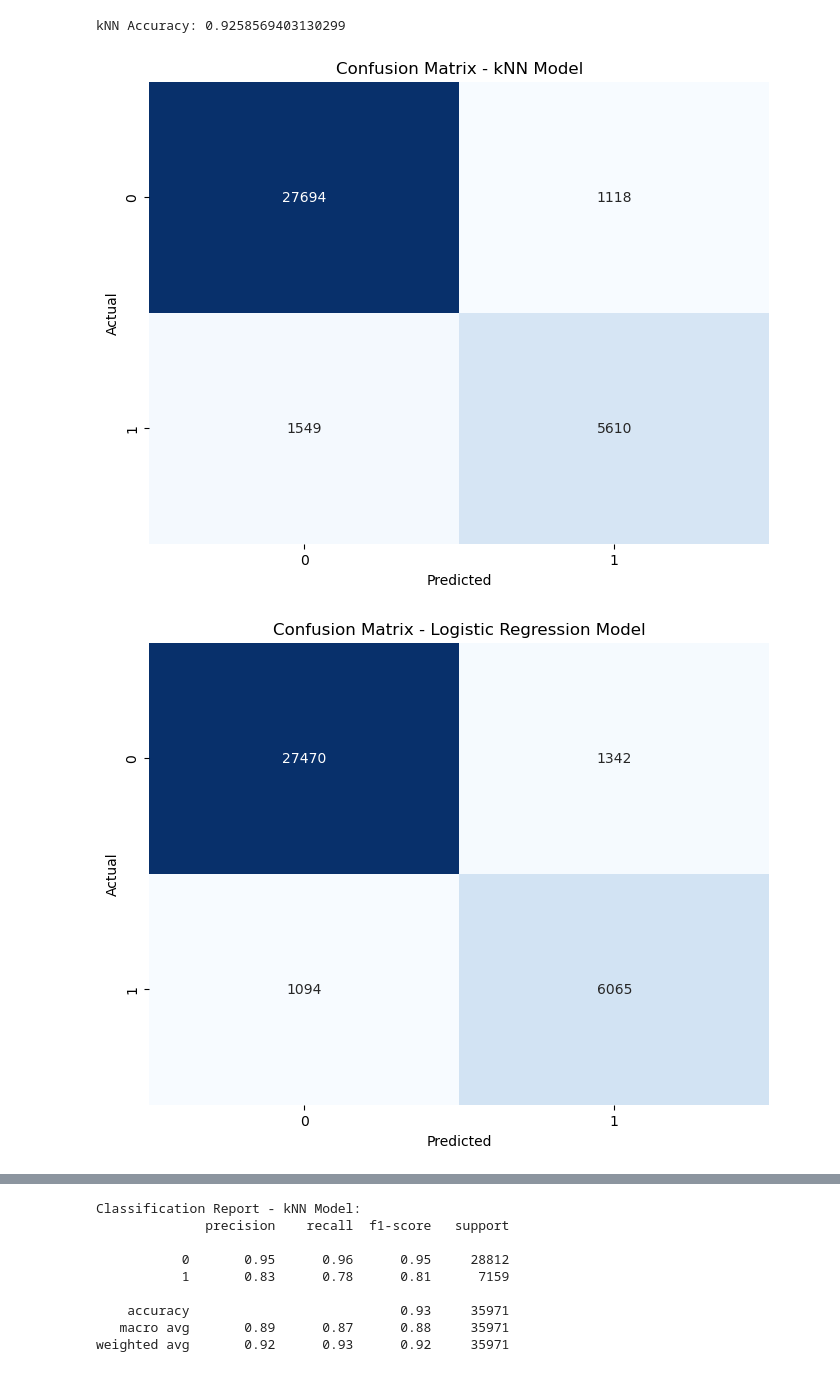
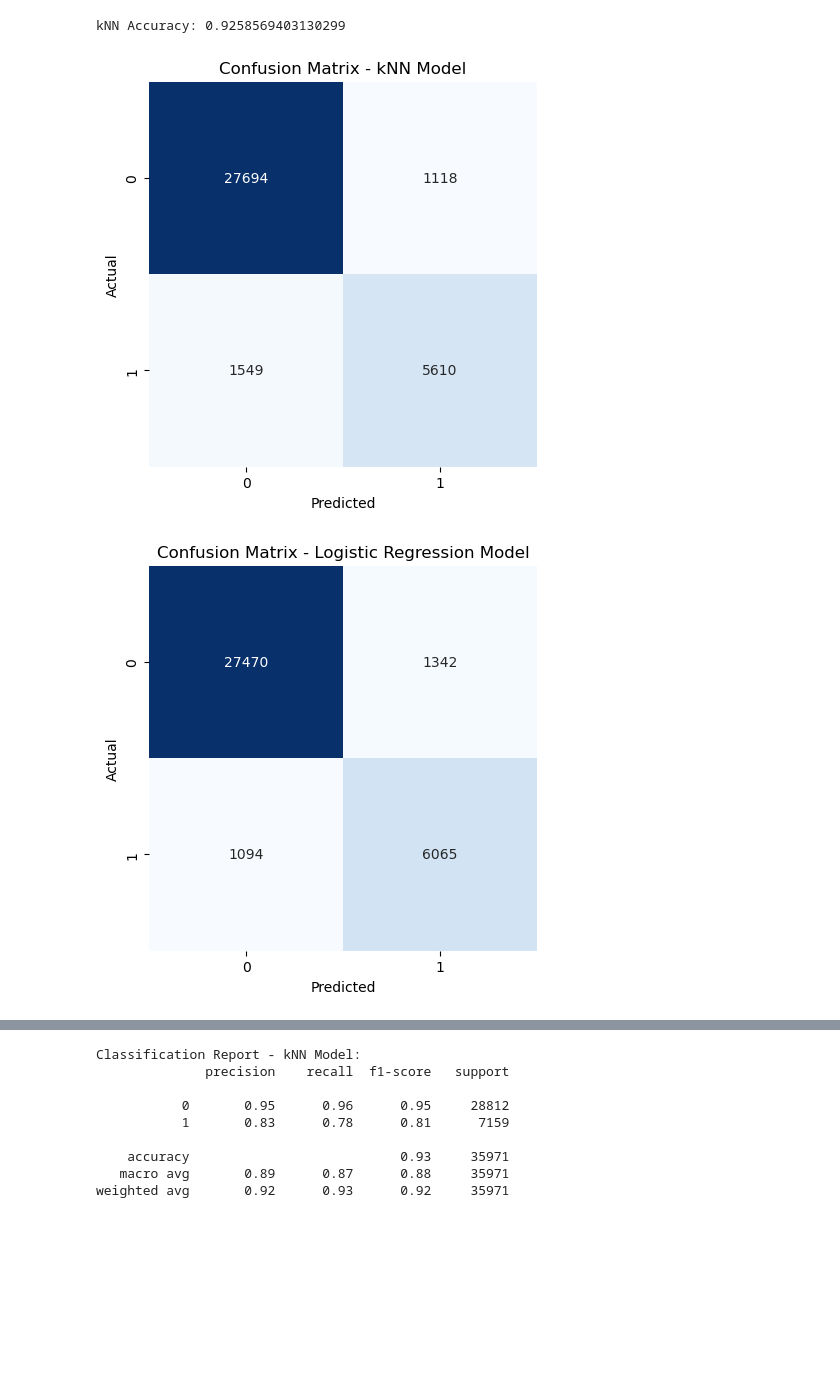
Before and after one commit to patel-aum-yorku/Flight-Status-Prediction, a Jupyter notebook: flight_status_Final.ipynb, the cells around one changed output, grey strips where cells are left out. Cells and saved outputs as stored; diff of their text form; code cells hidden in the pictures; blank space fills up the shorter version.

```diff
--- a/flight_status_Final.ipynb
+++ b/flight_status_Final.ipynb
@@ -319,6 +303,0 @@ if we don't do so then the machine learning algorithms will plot time as discret
-# %%
-# dropping columns that are not useful for model training.
-# Initially we will drop the ArrDelay and DepDelay for the first run
-list_cols_drop_ml = ['FlightDate','Year','Dest', 'DepDelay','ArrDelay','Quarter', 'Origin']
-df_filtered = df_filtered.drop(columns=list_cols_drop_ml)
-print(df_filtered.dtypes)
@@ -699,24 +662,26 @@ print("kNN Accuracy:", knn_accuracy)
 # %% [output]
 kNN Accuracy: 0.9258569403130299
 # %%
+from sklearn.metrics import accuracy_score, precision_score, recall_score, f1_score, classification_report
+from sklearn.metrics import confusion_matrix
 # Define function to plot confusion matrix
 def plot_confusion_matrix(y_true, y_pred, title):
     cm = confusion_matrix(y_true, y_pred)
-    plt.figure(figsize=(8, 6))
+    plt.figure(figsize=(5, 5))
     sns.heatmap(cm, annot=True, cmap='Blues', fmt='d', cbar=False)
     plt.title(title)
     plt.xlabel('Predicted')
     plt.ylabel('Actual')
     plt.show()
 
 # Plot confusion matrix for kNN model
 plot_confusion_matrix(y_test, knn_pred, title='Confusion Matrix - kNN Model')
 
 # Plot confusion matrix for Logistic Regression model
 plot_confusion_matrix(y_test, lr_pred, title='Confusion Matrix - Logistic Regression Model')
 
 # Plot confusion matrix for Random Forest model
 plot_confusion_matrix(y_test, rf_pred, title='Confusion Matrix - Random Forest Model')
 # %% [output]
-[figure, old version]
+[figure, new version]
-[figure, old version]
+[figure, new version]
```
Also changed, not shown: parts of 35 cells of this notebook.
